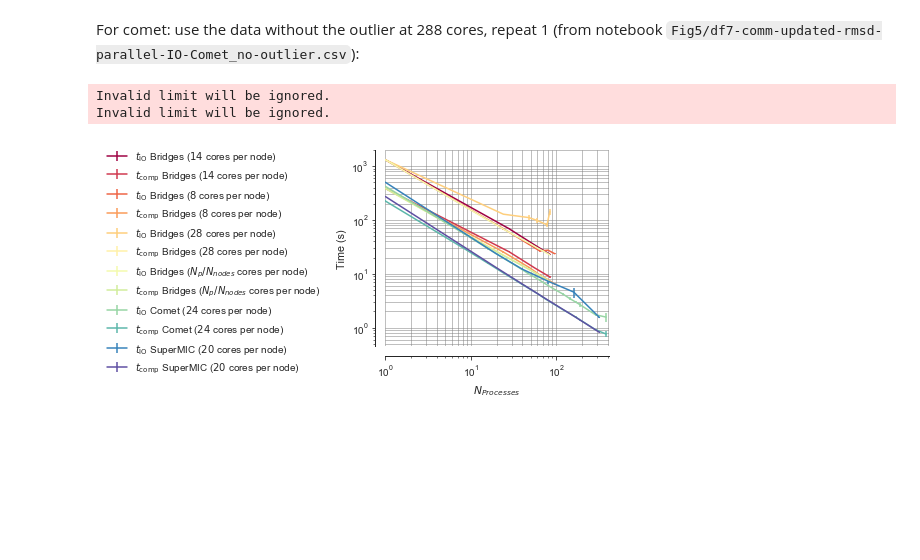
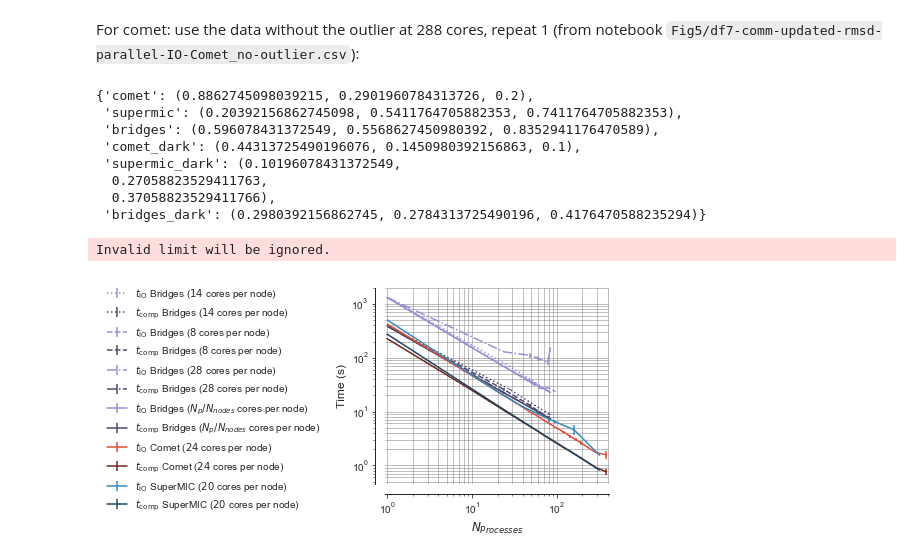
Before and after one commit to hpcanalytics/paper-hpc-py-parallel-mdanalysis, a Jupyter notebook: data/Fig7/c/Fig7(c).ipynb, the cells around one changed output. Drawn from its saved outputs; the diff is of its cells as text; code cells hidden in the pictures; blank space fills up the shorter version.

Commit message:
use common cluster color scheme in Fig 7 (cluster comparison)

```diff
--- a/data/Fig7/c/Fig7(c).ipynb
+++ b/data/Fig7/c/Fig7(c).ipynb
@@ -52,17 +38,34 @@ dff_1x_Bridges_3 = pd.read_csv(data_Bridges_3)
 dff_1x_Bridges_4 = pd.read_csv(data_Bridges_4)
 dff_1x_comet = pd.read_csv(data_comet)
 dff_1x_SuperMIC = pd.read_csv(data_SuperMIC)
+# %%
+# colors for HPC machines
+color = {'comet': sns.color_palette()[0],
+         'supermic': sns.color_palette()[1],
+         'bridges': sns.color_palette()[2],
+        }
+color.update({name+"_dark": tuple(x/2 for x in rgb) for name,rgb in color.items() if not name.endswith("_dark")})
+# %%
+color
+# %% [output]
+{'comet': (0.8862745098039215, 0.2901960784313726, 0.2),
+ 'supermic': (0.20392156862745098, 0.5411764705882353, 0.7411764705882353),
+ 'bridges': (0.596078431372549, 0.5568627450980392, 0.8352941176470589),
+ 'comet_dark': (0.44313725490196076, 0.1450980392156863, 0.1),
+ 'supermic_dark': (0.10196078431372549,
+  0.27058823529411763,
+  0.37058823529411766),
+ 'bridges_dark': (0.2980392156862745, 0.2784313725490196, 0.4176470588235294)}
 # %%
 import matplotlib.patches as mpatches
 from matplotlib.pyplot import *
 import matplotlib
 
-plt.rcParams['font.size'] = 9
+plt.rcParams['font.size'] = 10
 fig = plt.figure(figsize=(4,4))
 axes = fig.add_subplot(1,1,1)
 width = 0.85
-colormap = plt.cm.nipy_spectral
-axes.set_prop_cycle('color',plt.cm.Spectral(np.linspace(0,1,12)))
+
 
 dff = [dff_1x_Bridges_1, dff_1x_Bridges_2, dff_1x_Bridges_3, dff_1x_Bridges_4, dff_1x_comet, dff_1x_SuperMIC]
 labels = ['Bridges ($14$ cores per node)','Bridges ($8$ cores per node)','Bridges ($28$ cores per node)',
@@ -76,52 +79,57 @@ dff[4].index = dff[4].loc[:,'blocks']
 dff[5].index = dff[5].loc[:,'blocks']
 
 yerrs1 = [dff[0]['std_t_IO'].values.transpose().tolist(),dff[0]['std_t_comp'].values.transpose().tolist()]
-dff[0].loc[:,['t_IO','t_comp']].plot(yerr=yerrs1,ax=axes)
+dff[0].loc[:,['t_IO','t_comp']].plot(yerr=yerrs1,ax=axes,
+                                     color=[color['bridges'], color['bridges_dark']], linestyle=":")
 
 yerrs2 = [dff[1]['std_t_IO'].values.transpose().tolist(),dff[1]['std_t_comp'].values.transpose().tolist()]
-dff[1].loc[:,['t_IO','t_comp']].plot(yerr=yerrs2,ax=axes)
+dff[1].loc[:,['t_IO','t_comp']].plot(yerr=yerrs2,ax=axes,
+                                     color=[color['bridges'], color['bridges_dark']], linestyle="--")
 
 yerrs3 = [dff[2]['std_t_IO'].values.transpose().tolist(),dff[2]['std_t_comp'].values.transpose().tolist()]
-dff[2].loc[:,['t_IO','t_comp']].plot(yerr=yerrs3,ax=axes)
+dff[2].loc[:,['t_IO','t_comp']].plot(yerr=yerrs3,ax=axes,
+                                     color=[color['bridges'], color['bridges_dark']], linestyle="-.")
 
 yerrs4 = [dff[3]['std_t_IO'].values.transpose().tolist(),dff[3]['std_t_comp'].values.transpose().tolist()]
-dff[3].loc[:,['t_IO','t_comp']].plot(yerr=yerrs4,ax=axes)
+dff[3].loc[:,['t_IO','t_comp']].plot(yerr=yerrs4,ax=axes,
+                                     color=[color['bridges'], color['bridges_dark']], linestyle="-")
 
 yerrs5 = [dff[4]['std_t_IO'].values.transpose().tolist(),dff[4]['std_t_comp'].values.transpose().tolist()]
-dff[4].loc[:,['t_IO','t_comp']].plot(yerr=yerrs5,ax=axes)
+dff[4].loc[:,['t_IO','t_comp']].plot(yerr=yerrs5,ax=axes,
+                                     color=[color['comet'], color['comet_dark']], linestyle="-")
 
 yerrs5 = [dff[5]['std_t_IO'].values.transpose().tolist(),dff[5]['std_t_comp'].values.transpose().tolist()]
-dff[5].loc[:,['t_IO','t_comp']].plot(yerr=yerrs5,ax=axes)
+dff[5].loc[:,['t_IO','t_comp']].plot(yerr=yerrs5,ax=axes,
+                                     color=[color['supermic'], color['supermic_dark']], linestyle="-")
 
 plt.style.use('ggplot')
 sns.set_style('ticks')
 axes.set_xlabel('$N_{Processes}$')
 axes.set_ylabel('Time (s)')
 plt.xscale('log')
 plt.yscale('log')
 
 axes.set_ylim(0, 2000)
-axes.set_xlim(0, 410)
+axes.set_xlim(0.95, 410)
 axes.yaxis.grid(which='major', linewidth='0.5', color='grey')
 axes.xaxis.grid(which='major', linewidth='0.5', color='grey')
 axes.yaxis.grid(which='minor', linewidth='0.5', color='grey')
 axes.xaxis.grid(which='minor', linewidth='0.5', color='grey')
 
 sns.despine(offset=10, ax=axes)
 fig.subplots_adjust(bottom=0.2)
 legends = [r'$t_\mathrm{IO}$ Bridges ($14$ cores per node)',r'$t_\mathrm{comp}$ Bridges ($14$ cores per node)',
            r'$t_\mathrm{IO}$ Bridges ($8$ cores per node)',r'$t_\mathrm{comp}$ Bridges ($8$ cores per node)',
            r'$t_\mathrm{IO}$ Bridges ($28$ cores per node)',r'$t_\mathrm{comp}$ Bridges ($28$ cores per node)',
            r'$t_\mathrm{IO}$ Bridges ($N_{p}/N_{nodes}$ cores per node)',r'$t_\mathrm{comp}$ Bridges ($N_{p}/N_{nodes}$ cores per node)',
            r'$t_\mathrm{IO}$ Comet ($24$ cores per node)',r'$t_\mathrm{comp}$ Comet ($24$ cores per node)',
            r'$t_\mathrm{IO}$ SuperMIC ($20$ cores per node)',r'$t_\mathrm{comp}$ SuperMIC ($20$ cores per node)']
 
 lgd = plt.legend(legends,loc='upper right', bbox_to_anchor=(-0.25, 1.05), frameon=False, shadow=True, ncol=1)
 plt.tight_layout()
 plt.show()
 fig_name = 'Clusters_IO_compute_scaling'
 fig.savefig('{}.pdf'.format(fig_name),bbox_extra_artists=(lgd,), bbox_inches='tight')
 # %% [output]
 Invalid limit will be ignored.
-Invalid limit will be ignored.
-[figure, old version]
+[figure, new version]
```
Also changed, not shown: parts of 1 cell of this notebook, 5 other files.
